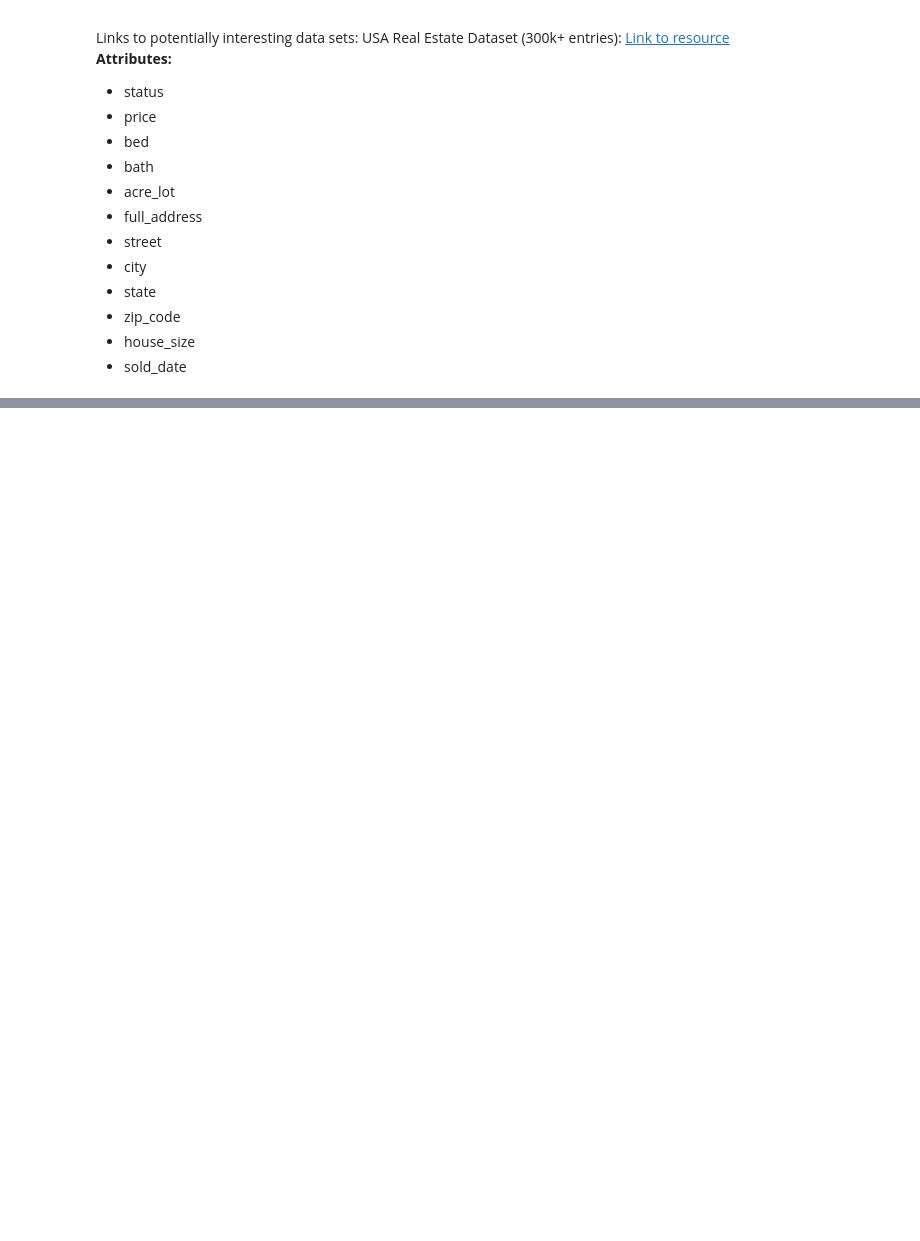
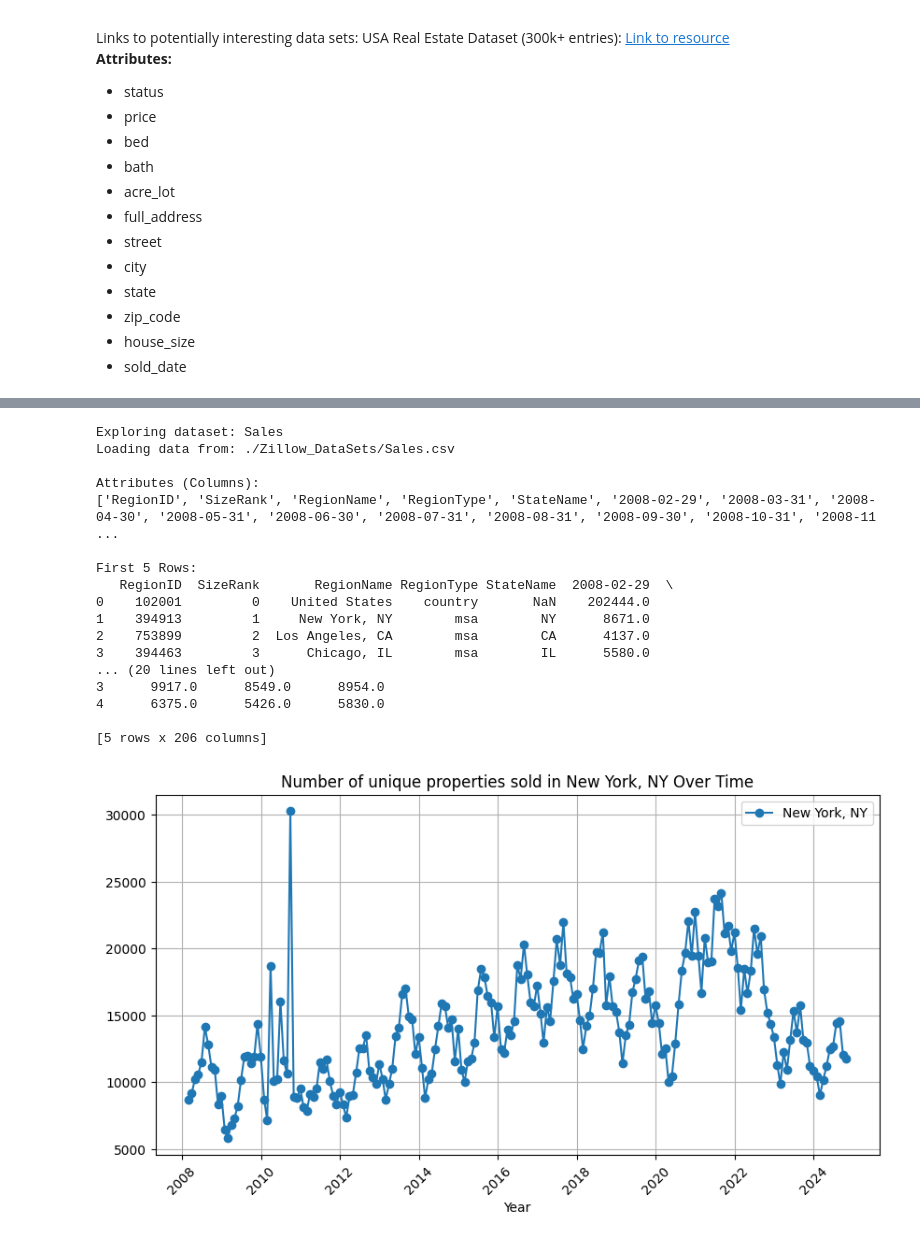
Before and after one commit to jpthesmar/House_Price_Forecaster-DSIII, a Jupyter notebook: House_Price_Analysis.ipynb, the cells around one changed output, grey strips where cells are left out. Drawn from its saved outputs; the diff is of its cells as text; code cells hidden in the pictures; blank space fills up the shorter version.

```diff
--- a/House_Price_Analysis.ipynb
+++ b/House_Price_Analysis.ipynb
@@ -169,0 +244,43 @@ First 5 Rows:
+# %%
+print(f"Exploring dataset: Sales")
+rental_dataframe = load_and_explore_csv(csv_files["Sales"])
+
+# chose region 'New York'
+region_name = 'New York, NY'
+region_data = rental_dataframe[rental_dataframe['RegionName'] == region_name]
+
+# Drop non-date columns (e.g., 'RegionID', 'SizeRank', 'RegionName', 'RegionType', 'StateName')
+region_data = region_data.drop(columns=['RegionID', 'SizeRank', 'RegionName', 'RegionType', 'StateName'])
+
+# Convert column headers to datetime
+region_data.columns = pd.to_datetime(region_data.columns)
+
+# Plot the time-series data for the selected region
+plt.figure(figsize=(10, 5))
+plt.plot(region_data.columns, region_data.iloc[0], marker='o', label=region_name)
+plt.title(f"Number of unique properties sold in {region_name} Over Time")
+plt.xlabel("Year")
+# plt.ylabel("Average Rent Price")
+plt.xticks(rotation=45)
+plt.grid(True)
+plt.legend()
+plt.show()
+# %% [output]
+Exploring dataset: Sales
+Loading data from: ./Zillow_DataSets/Sales.csv
+
+Attributes (Columns):
+['RegionID', 'SizeRank', 'RegionName', 'RegionType', 'StateName', '2008-02-29', '2008-03-31', '2008-04-30', '2008-05-31', '2008-06-30', '2008-07-31', '2008-08-31', '2008-09-30', '2008-10-31', '2008-11 ...
+
+First 5 Rows:
+   RegionID  SizeRank       RegionName RegionType StateName  2008-02-29  \
+0    102001         0    United States    country       NaN    202444.0
+1    394913         1     New York, NY        msa        NY      8671.0
+2    753899         2  Los Angeles, CA        msa        CA      4137.0
+3    394463         3      Chicago, IL        msa        IL      5580.0
+... (20 lines left out)
+3      9917.0      8549.0      8954.0
+4      6375.0      5426.0      5830.0
+
+[5 rows x 206 columns]
+[figure, added]
```
Also changed, not shown: parts of 6 cells of this notebook, 1 other file.
